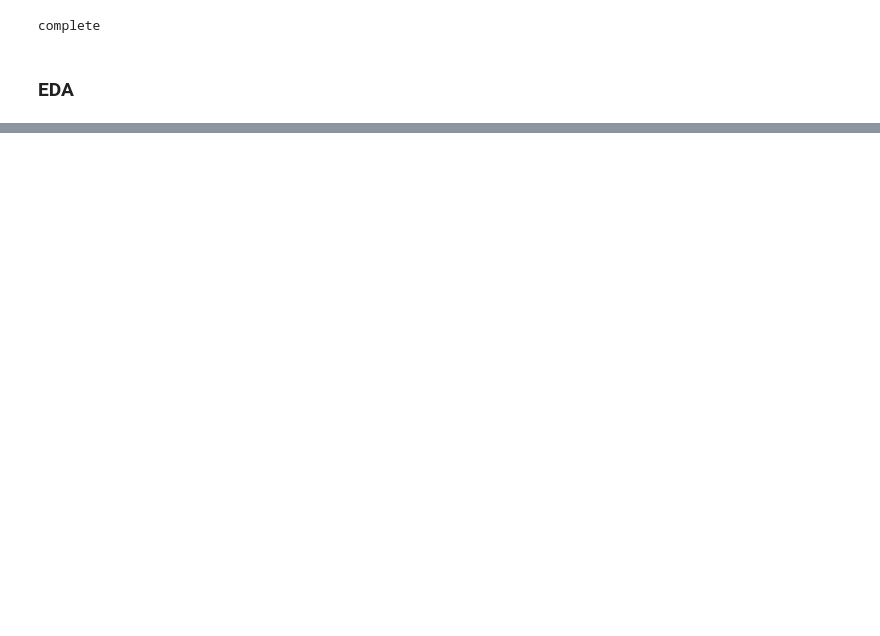
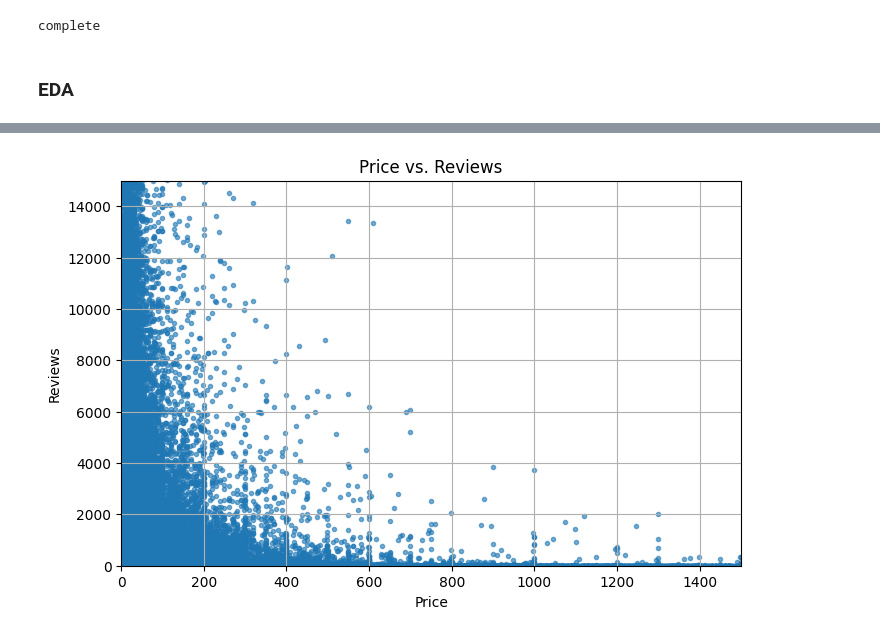
Before and after one commit to edmiller824/sf_tech, a Jupyter notebook: amzn_product_analysis.ipynb, the cells around one changed output, grey strips where cells are left out. Saved outputs shown, nothing was run; the diff lists cells and outputs as text; code cells hidden in the pictures; blank space fills up the shorter version.

Commit message:
add scatter plots, and include bought_in_last_month variable

```diff
--- a/amzn_product_analysis.ipynb
+++ b/amzn_product_analysis.ipynb
@@ -33,10 +33,10 @@ amzn_merged_df = amzn_merged_csv.drop(drop_cols, axis='columns')
 
 amzn_merged_df = (
     amzn_merged_df.rename(columns=str.lower)
-    .rename(columns={'listprice':'list_price', 'isbestseller':'best_seller'})
+    .rename(columns={'listprice': 'list_price', 'isbestseller': 'best_seller', 'boughtinlastmonth': 'bought_in_last_month'})
     )
 # %% [markdown]
 ### EDA
 # %%
-amzn_merged_df.drop('category_group', axis='columns', inplace=True)
-amzn_merged_df.head()
+# amzn_merged_df.drop('category_group', axis='columns', inplace=True)
+# amzn_merged_df.head()
@@ -50,5 +43,5 @@ amzn_merged_df.head()
 # %%
-""" clean columns
+""" clean columns """
 # price and list price to coalesce each other
 amzn_merged_df['list_price'] = np.where(amzn_merged_df['list_price'] == 0, amzn_merged_df['price'], amzn_merged_df['list_price'])
 
@@ -70,7 +63,7 @@ amzn_merged_df['category_group'] = (
     .str.replace('&', 'and')
     .str.lower()
 )
-"""
+
 
 # amzn_merged_df.category_group.value_counts().head(20)
 
@@ -80,5 +73,5 @@ amzn_df = amzn_merged_df.join(amzn_dummies_df)
 amzn_df.head()
 
 # remove columns: ['asin', 'title', 'category_id', 'category_name'] + 1 of the 'category' values
-drops = ['asin', 'title', 'category_id', 'category_name', 'other']
+drops = ['asin', 'title', 'category_id', 'category_name', 'category_group', 'other']
 amzn_df.drop(drops, axis='columns', inplace=True)
@@ -119,40 +177,19 @@ Name: count, dtype: int64
 # %%
-# ################ clean columns
-null imputation
-price and list price to coalesce each other
-'category' dummy variables? top 5? get unique values from amazon_cat_csv
-new category buckets if needed
-remove columns: ['asin', 'title', 'category_id', 'category_name'] + 1 of the 'category' values
 
+"""
+graphs - line (products & categories):
+"""
+import matplotlib.pyplot as plt
 
-
-calculate:
-mean, median, quintiles
-of:
-price, list_price, diff(price, list_price), reviews, number of stars
-also:
-% best sellers, % of purchases with discounts
-for:
-products as a whole
-product categories
-
-
-graphs - line (products & categories):
-price vs reviews
-price vs stars
-% discount vs reviews
-% discount vs stars
-reviews vs stars
-
-graphs - bar (products & categories):
-avg/med price and list_price vs best_seller
-avg/med discount amount vs best_seller
-avg/med discount percent vs best_seller
-quintile variables vs best_seller
-binary discount vs % best_seller
-binary discount vs stars
-
-
-target variable(s):
-best_seller
-stars
+# PRICE VS REVIEWS
+plt.figure(figsize=(8, 5))
+plt.scatter(amzn_df['price'], amzn_df['reviews'], marker='.', alpha=0.6)
+plt.xlim(0, 1500)     # Set x-axis range
+plt.ylim(0, 15000)       # Set y-axis range
+plt.xlabel('Price')
+plt.ylabel('Reviews')
+plt.title('Price vs. Reviews')
+plt.grid(True)
+plt.show()
+# %% [output]
+[figure, added]
```
Also changed, not shown: parts of 15 cells of this notebook.
